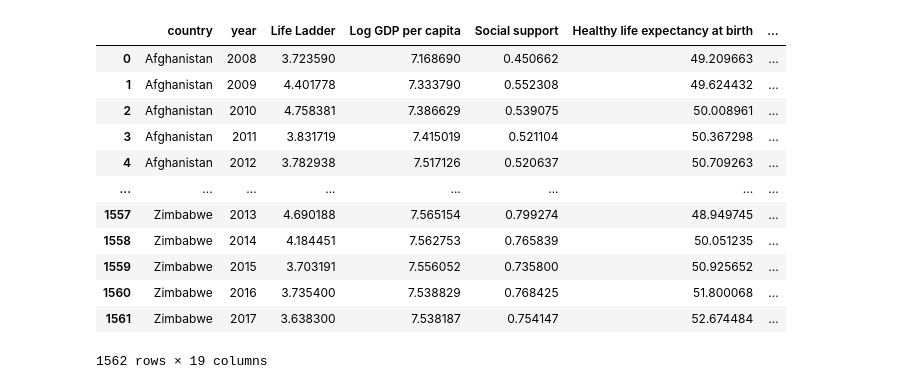
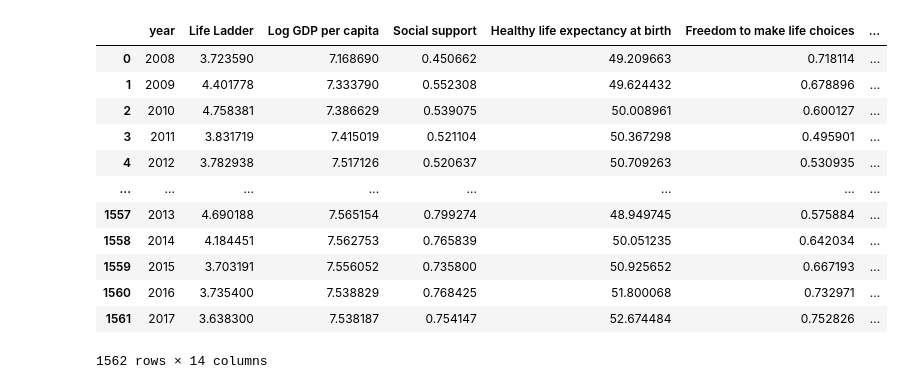
Before and after one commit to p1nkuu/World-Happiness-Report-Model, a Jupyter notebook: model.ipynb, the cells around one changed output. Drawn from its saved outputs; the diff is of its cells as text; code cells hidden in the pictures.

```diff
--- a/model.ipynb
+++ b/model.ipynb
@@ -15,17 +15,20 @@ file_path = r"C:\Users\lzhu2\OneDrive\Desktop\lab 8 MIT\World-Happiness-Report-M
 df = pd.read_excel(file_path, header=0)
-# %%
-df
-# %% [output]
-|  | country | year | Life Ladder | Log GDP per capita | Social support | Healthy life expectancy at birth | ... |
-| 0 | Afghanistan | 2008 | 3.723590 | 7.168690 | 0.450662 | 49.209663 | ... |
-| 1 | Afghanistan | 2009 | 4.401778 | 7.333790 | 0.552308 | 49.624432 | ... |
-| 2 | Afghanistan | 2010 | 4.758381 | 7.386629 | 0.539075 | 50.008961 | ... |
-| 3 | Afghanistan | 2011 | 3.831719 | 7.415019 | 0.521104 | 50.367298 | ... |
-| 4 | Afghanistan | 2012 | 3.782938 | 7.517126 | 0.520637 | 50.709263 | ... |
-| ... | ... | ... | ... | ... | ... | ... | ... |
-| 1557 | Zimbabwe | 2013 | 4.690188 | 7.565154 | 0.799274 | 48.949745 | ... |
-| 1558 | Zimbabwe | 2014 | 4.184451 | 7.562753 | 0.765839 | 50.051235 | ... |
-| 1559 | Zimbabwe | 2015 | 3.703191 | 7.556052 | 0.735800 | 50.925652 | ... |
-| 1560 | Zimbabwe | 2016 | 3.735400 | 7.538829 | 0.768425 | 51.800068 | ... |
-| 1561 | Zimbabwe | 2017 | 3.638300 | 7.538187 | 0.754147 | 52.674484 | ... |
-1562 rows × 19 columns
+# %%
+# Drop unwanted features due to lack of relevance or too many missing values
+df.drop(columns=['country', 'Standard deviation of ladder by country-year', 'Standard deviation/Mean of ladder by country-year', 'GINI index (World Bank estimate)',
+                 'gini of household income reported in Gallup, by wp5-year', 'GINI index (World Bank estimate), average 2000-15'], axis=1, inplace=True)
+df
+# %% [output]
+|  | year | Life Ladder | Log GDP per capita | Social support | Healthy life expectancy at birth | Freedom to make life choices | ... |
+| 0 | 2008 | 3.723590 | 7.168690 | 0.450662 | 49.209663 | 0.718114 | ... |
+| 1 | 2009 | 4.401778 | 7.333790 | 0.552308 | 49.624432 | 0.678896 | ... |
+| 2 | 2010 | 4.758381 | 7.386629 | 0.539075 | 50.008961 | 0.600127 | ... |
+| 3 | 2011 | 3.831719 | 7.415019 | 0.521104 | 50.367298 | 0.495901 | ... |
+| 4 | 2012 | 3.782938 | 7.517126 | 0.520637 | 50.709263 | 0.530935 | ... |
+| ... | ... | ... | ... | ... | ... | ... | ... |
+| 1557 | 2013 | 4.690188 | 7.565154 | 0.799274 | 48.949745 | 0.575884 | ... |
+| 1558 | 2014 | 4.184451 | 7.562753 | 0.765839 | 50.051235 | 0.642034 | ... |
+| 1559 | 2015 | 3.703191 | 7.556052 | 0.735800 | 50.925652 | 0.667193 | ... |
+| 1560 | 2016 | 3.735400 | 7.538829 | 0.768425 | 51.800068 | 0.732971 | ... |
+| 1561 | 2017 | 3.638300 | 7.538187 | 0.754147 | 52.674484 | 0.752826 | ... |
+1562 rows × 14 columns
```
Also changed, not shown: parts of 2 cells of this notebook, 1 other file.
